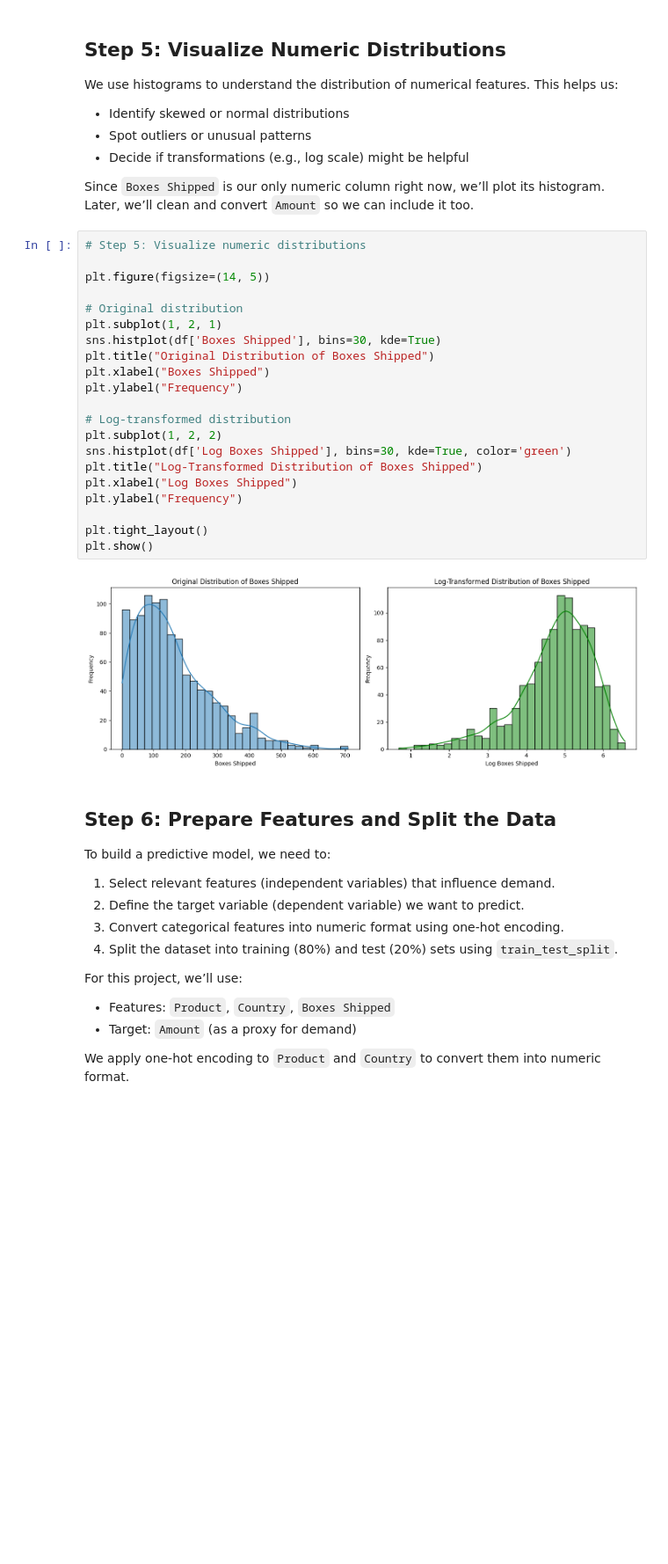
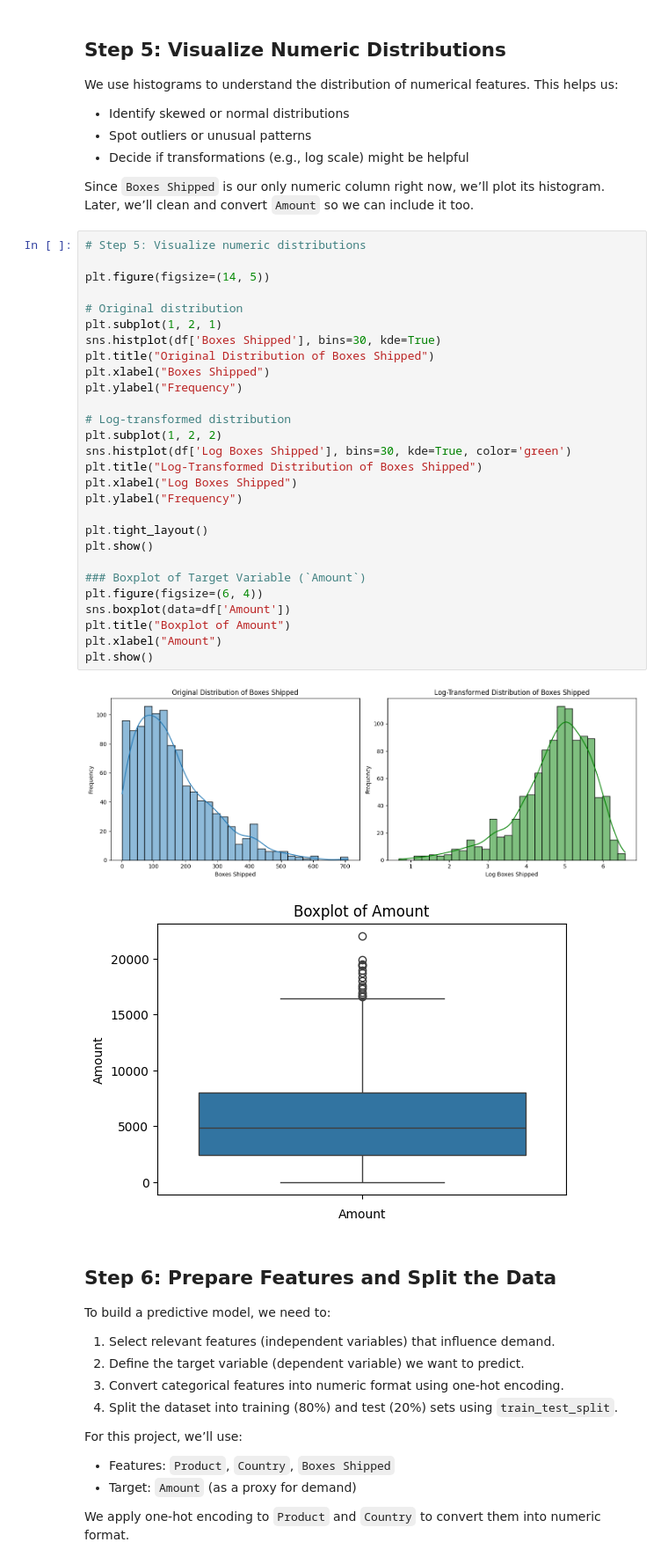
Before and after one commit to Kiruthikaa2512/ml-course-projects, a Jupyter notebook: notebooks/lab1_chocolate_sales.ipynb, the cells around one changed output. Shown: that part at 88% size. Cells and saved outputs as stored; diff of their text form; blank space fills up the shorter version.

```diff
--- a/notebooks/lab1_chocolate_sales.ipynb
+++ b/notebooks/lab1_chocolate_sales.ipynb
@@ -155,26 +155,34 @@ Since `Boxes Shipped` is our only numeric column right now, we’ll plot its his
 # %%
 # Step 5: Visualize numeric distributions
 
 plt.figure(figsize=(14, 5))
 
 # Original distribution
 plt.subplot(1, 2, 1)
 sns.histplot(df['Boxes Shipped'], bins=30, kde=True)
 plt.title("Original Distribution of Boxes Shipped")
 plt.xlabel("Boxes Shipped")
 plt.ylabel("Frequency")
 
 # Log-transformed distribution
 plt.subplot(1, 2, 2)
 sns.histplot(df['Log Boxes Shipped'], bins=30, kde=True, color='green')
 plt.title("Log-Transformed Distribution of Boxes Shipped")
 plt.xlabel("Log Boxes Shipped")
 plt.ylabel("Frequency")
 
 plt.tight_layout()
 plt.show()
+
+### Boxplot of Target Variable (`Amount`)
+plt.figure(figsize=(6, 4))
+sns.boxplot(data=df['Amount'])
+plt.title("Boxplot of Amount")
+plt.xlabel("Amount")
+plt.show()
 # %% [output]
 [figure]
+[figure, added]
 # %% [markdown]
 ## Step 6: Prepare Features and Split the Data
 
```
Also changed, not shown: parts of 2 cells of this notebook, 1 other file.
